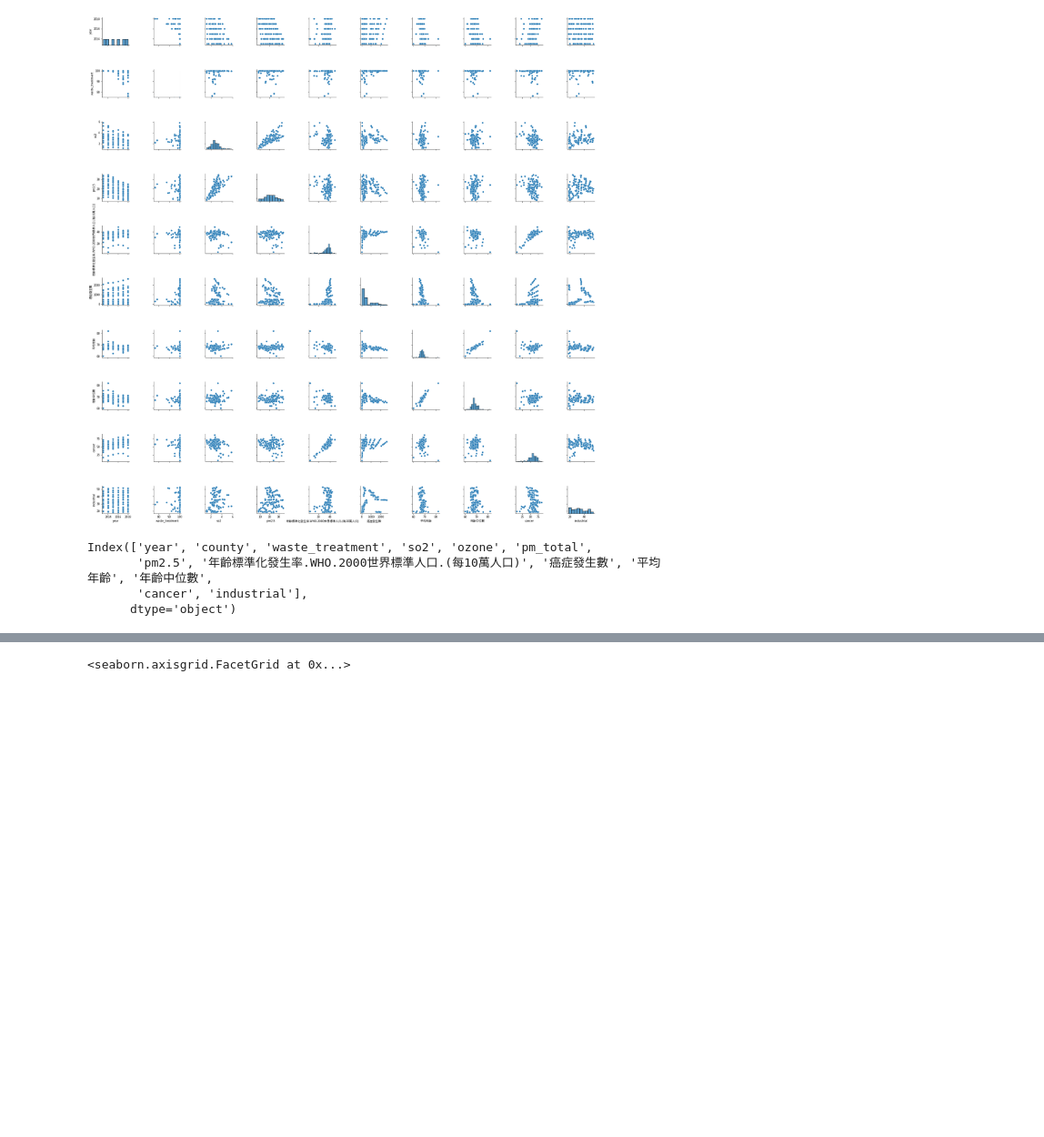
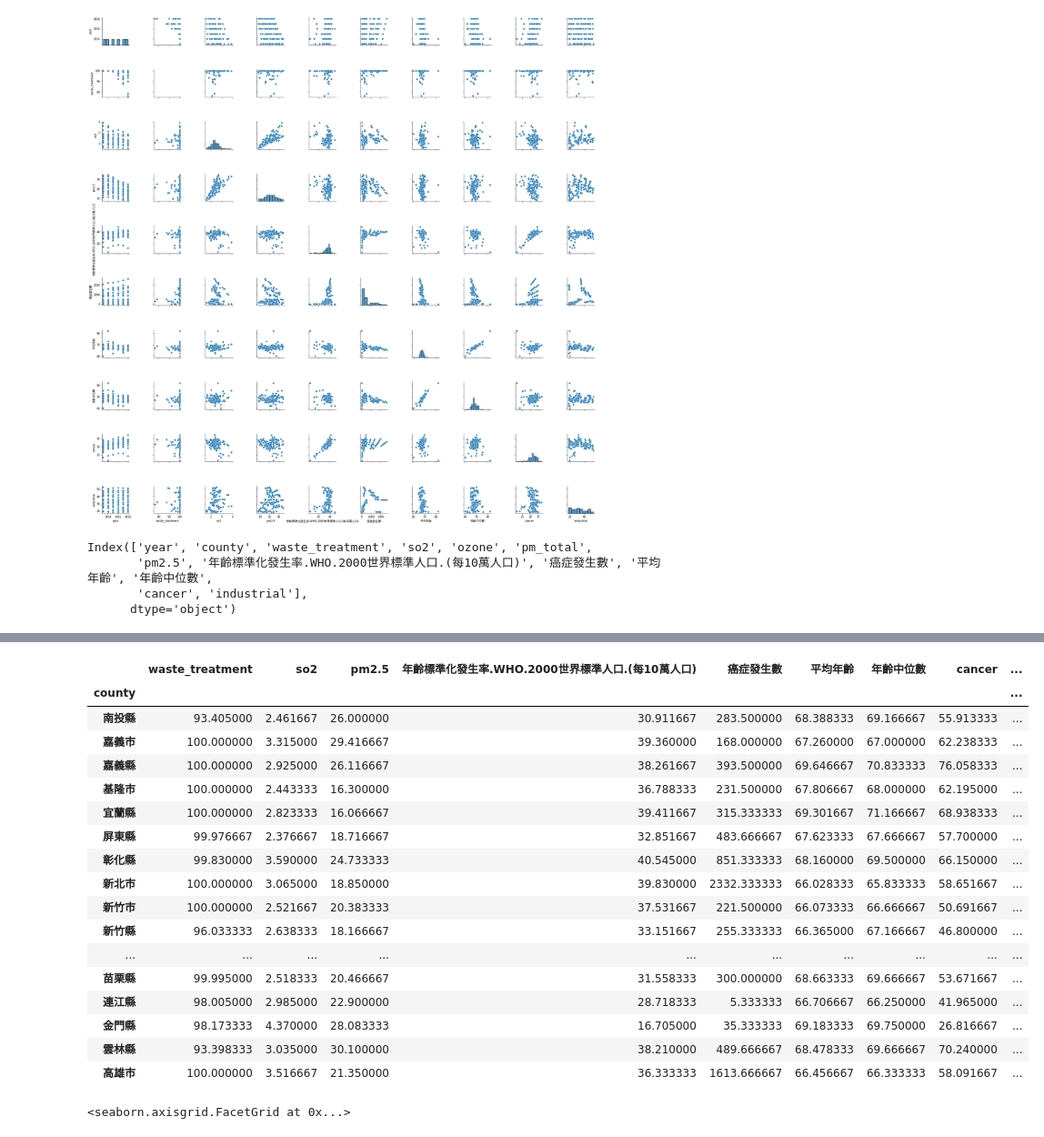
Before and after one commit to chenyenru/bio_ia_air, a Jupyter notebook: analysis.ipynb, the cells around one changed output, grey strips where cells are left out. Shown at 91% size. Cells and saved outputs as stored; diff of their text form; code cells hidden in the pictures; blank space fills up the shorter version.

```diff
--- a/analysis.ipynb
+++ b/analysis.ipynb
@@ -121,6 +121,27 @@ df.describe()
 by_county = df.groupby("county").mean()
 # %%
 by_county = by_county.iloc[:, 1:]
+# %%
+by_county
+# %% [output]
+|  | waste_treatment | so2 | pm2.5 | 年齡標準化發生率.WHO.2000世界標準人口.(每10萬人口) | 癌症發生數 | 平均年齡 | 年齡中位數 | cancer | ... |
+| county |  |  |  |  |  |  |  |  | ... |
+| 南投縣 | 93.405000 | 2.461667 | 26.000000 | 30.911667 | 283.500000 | 68.388333 | 69.166667 | 55.913333 | ... |
+| 嘉義市 | 100.000000 | 3.315000 | 29.416667 | 39.360000 | 168.000000 | 67.260000 | 67.000000 | 62.238333 | ... |
+| 嘉義縣 | 100.000000 | 2.925000 | 26.116667 | 38.261667 | 393.500000 | 69.646667 | 70.833333 | 76.058333 | ... |
+| 基隆市 | 100.000000 | 2.443333 | 16.300000 | 36.788333 | 231.500000 | 67.806667 | 68.000000 | 62.195000 | ... |
+| 宜蘭縣 | 100.000000 | 2.823333 | 16.066667 | 39.411667 | 315.333333 | 69.301667 | 71.166667 | 68.938333 | ... |
+| 屏東縣 | 99.976667 | 2.376667 | 18.716667 | 32.851667 | 483.666667 | 67.623333 | 67.666667 | 57.700000 | ... |
+| 彰化縣 | 99.830000 | 3.590000 | 24.733333 | 40.545000 | 851.333333 | 68.160000 | 69.500000 | 66.150000 | ... |
+| 新北市 | 100.000000 | 3.065000 | 18.850000 | 39.830000 | 2332.333333 | 66.028333 | 65.833333 | 58.651667 | ... |
+| 新竹市 | 100.000000 | 2.521667 | 20.383333 | 37.531667 | 221.500000 | 66.073333 | 66.666667 | 50.691667 | ... |
+| 新竹縣 | 96.033333 | 2.638333 | 18.166667 | 33.151667 | 255.333333 | 66.365000 | 67.166667 | 46.800000 | ... |
+| ... | ... | ... | ... | ... | ... | ... | ... | ... | ... |
+| 苗栗縣 | 99.995000 | 2.518333 | 20.466667 | 31.558333 | 300.000000 | 68.663333 | 69.666667 | 53.671667 | ... |
+| 連江縣 | 98.005000 | 2.985000 | 22.900000 | 28.718333 | 5.333333 | 66.706667 | 66.250000 | 41.965000 | ... |
+| 金門縣 | 98.173333 | 4.370000 | 28.083333 | 16.705000 | 35.333333 | 69.183333 | 69.750000 | 26.816667 | ... |
+| 雲林縣 | 93.398333 | 3.035000 | 30.100000 | 38.210000 | 489.666667 | 68.478333 | 69.666667 | 70.240000 | ... |
+| 高雄市 | 100.000000 | 3.516667 | 21.350000 | 36.333333 | 1613.666667 | 66.456667 | 66.333333 | 58.091667 | ... |
 # %%
 by_county.to_csv("by_county.csv")
 # %%
```
